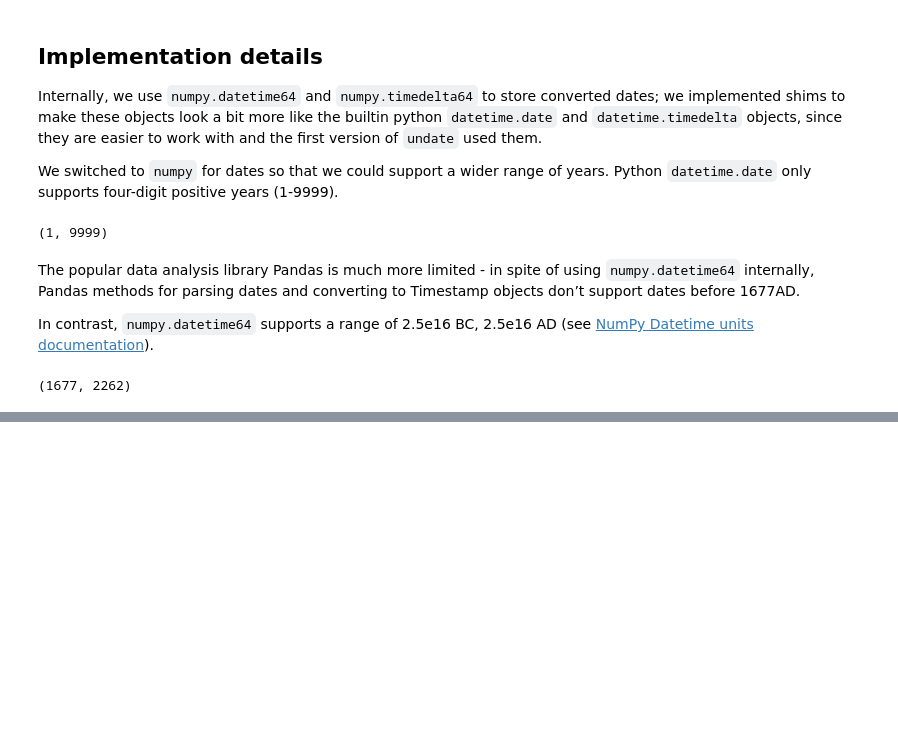
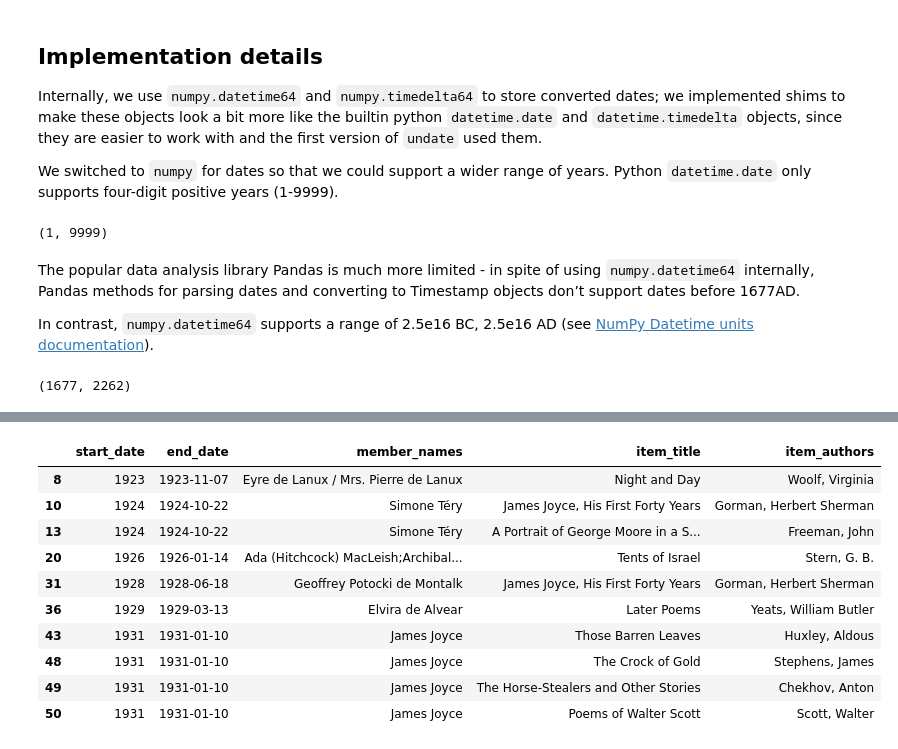
Before and after one commit to rlskoeser/undate-notebook-usrse25, a Jupyter notebook: undate-overview.ipynb, the cells around one changed output, grey strips where cells are left out. Drawn from its saved outputs; the diff is of its cells as text; code cells hidden in the pictures; blank space fills up the shorter version.

```diff
--- a/undate-overview.ipynb
+++ b/undate-overview.ipynb
@@ -527,0 +551,23 @@ pd.Timestamp.min.year, pd.Timestamp.max.year
+# %%
+# load the 2.0 version of S&co events data from the assets folder
+events_df = pd.read_csv("assets/SCoData_events_v2.0_2025.csv", low_memory=False)
+
+# filter the full dataset to just borrowing events
+borrow_events = events_df[events_df.event_type == 'Borrow']
+# limit the dataframe to relevant fields
+borrow_events = borrow_events[['start_date', 'end_date', 'member_names', 'item_title', 'item_authors']]
+# for convenience, filter to rows that have both start and end date
+borrow_events = borrow_events[borrow_events.start_date.notna() & borrow_events.end_date.notna()]
+borrow_events.head(10)
+# %% [output]
+|  | start_date | end_date | member_names | item_title | item_authors |
+| 8 | 1923 | 1923-11-07 | Eyre de Lanux / Mrs. Pierre de Lanux | Night and Day | Woolf, Virginia |
+| 10 | 1924 | 1924-10-22 | Simone Téry | James Joyce, His First Forty Years | Gorman, Herbert Sherman |
+| 13 | 1924 | 1924-10-22 | Simone Téry | A Portrait of George Moore in a S... | Freeman, John |
+| 20 | 1926 | 1926-01-14 | Ada (Hitchcock) MacLeish;Archibal... | Tents of Israel | Stern, G. B. |
+| 31 | 1928 | 1928-06-18 | Geoffrey Potocki de Montalk | James Joyce, His First Forty Years | Gorman, Herbert Sherman |
+| 36 | 1929 | 1929-03-13 | Elvira de Alvear | Later Poems | Yeats, William Butler |
+| 43 | 1931 | 1931-01-10 | James Joyce | Those Barren Leaves | Huxley, Aldous |
+| 48 | 1931 | 1931-01-10 | James Joyce | The Crock of Gold | Stephens, James |
+| 49 | 1931 | 1931-01-10 | James Joyce | The Horse-Stealers and Other Stories | Chekhov, Anton |
+| 50 | 1931 | 1931-01-10 | James Joyce | Poems of Walter Scott | Scott, Walter |
```
Also changed, not shown: parts of 10 cells of this notebook, 2 other files.
